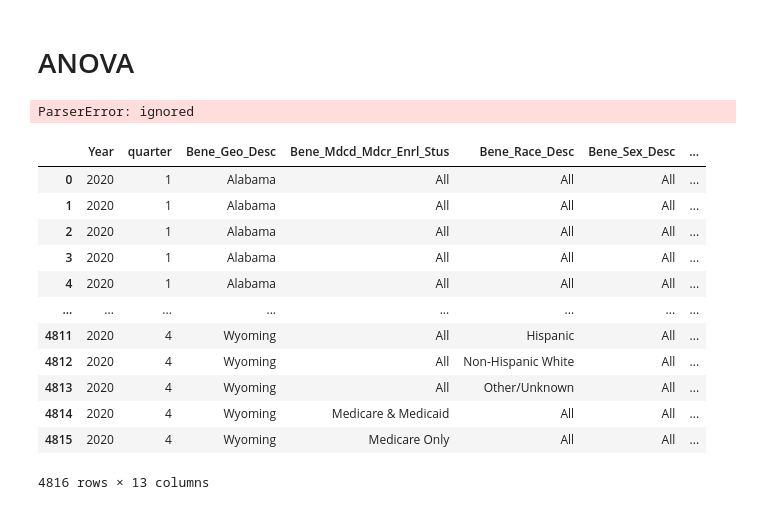
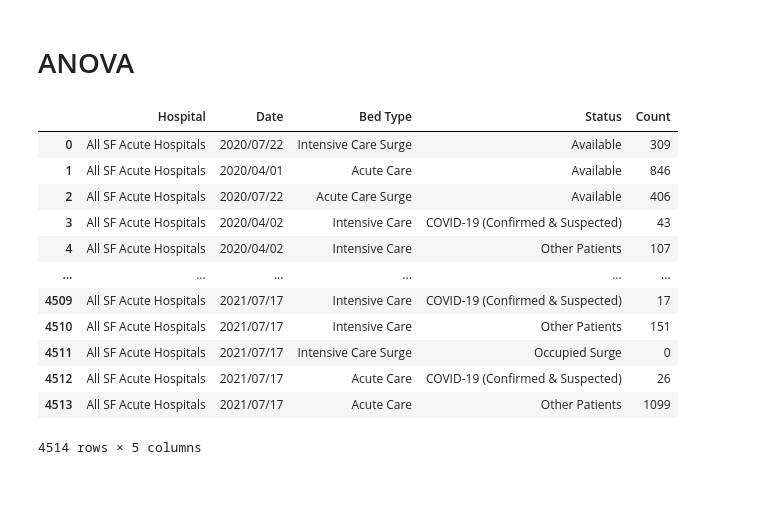
Before and after one commit to Alyssasorensen/datasci_5_statistics, a Jupyter notebook: datasci_5_statistics.ipynb, the cells around one changed output. Cells and saved outputs as stored; diff of their text form; code cells hidden in the pictures.

```diff
--- a/datasci_5_statistics.ipynb
+++ b/datasci_5_statistics.ipynb
@@ -168,25 +168,19 @@ import pandas as pd
 import scipy.stats as stats
 # %%
 # Upload the CSV file
-df = pd.read_csv('https://raw.githubusercontent.com/Alyssasorensen/datasci_5_statistics/main/datasets/TMEDTREND_PUBLIC_230821.csv')
+df = pd.read_csv('https://raw.githubusercontent.com/Alyssasorensen/datasci_5_statistics/main/datasets/COVID-19_Hospital_Capacity.csv')
 df
 # %% [output]
+|  | Hospital | Date | Bed Type | Status | Count |
+| 0 | All SF Acute Hospitals | 2020/07/22 | Intensive Care Surge | Available | 309 |
+| 1 | All SF Acute Hospitals | 2020/04/01 | Acute Care | Available | 846 |
+| 2 | All SF Acute Hospitals | 2020/07/22 | Acute Care Surge | Available | 406 |
+| 3 | All SF Acute Hospitals | 2020/04/02 | Intensive Care | COVID-19 (Confirmed & Suspected) | 43 |
+| 4 | All SF Acute Hospitals | 2020/04/02 | Intensive Care | Other Patients | 107 |
+| ... | ... | ... | ... | ... | ... |
+| 4509 | All SF Acute Hospitals | 2021/07/17 | Intensive Care | COVID-19 (Confirmed & Suspected) | 17 |
+| 4510 | All SF Acute Hospitals | 2021/07/17 | Intensive Care | Other Patients | 151 |
+| 4511 | All SF Acute Hospitals | 2021/07/17 | Intensive Care Surge | Occupied Surge | 0 |
+| 4512 | All SF Acute Hospitals | 2021/07/17 | Acute Care | COVID-19 (Confirmed & Suspected) | 26 |
+| 4513 | All SF Acute Hospitals | 2021/07/17 | Acute Care | Other Patients | 1099 |
-ParserError: ignored
+4514 rows × 5 columns
-# %%
-# Filter out rows where 'Bene_Geo_Desc' is not null
-filtered_df = df.dropna(subset=['Bene_Geo_Desc'])
-filtered_df
-# %% [output]
-|  | Year | quarter | Bene_Geo_Desc | Bene_Mdcd_Mdcr_Enrl_Stus | Bene_Race_Desc | Bene_Sex_Desc | ... |
-| 0 | 2020 | 1 | Alabama | All | All | All | ... |
-| 1 | 2020 | 1 | Alabama | All | All | All | ... |
-| 2 | 2020 | 1 | Alabama | All | All | All | ... |
-| 3 | 2020 | 1 | Alabama | All | All | All | ... |
-| 4 | 2020 | 1 | Alabama | All | All | All | ... |
-| ... | ... | ... | ... | ... | ... | ... | ... |
-| 4811 | 2020 | 4 | Wyoming | All | Hispanic | All | ... |
-| 4812 | 2020 | 4 | Wyoming | All | Non-Hispanic White | All | ... |
-| 4813 | 2020 | 4 | Wyoming | All | Other/Unknown | All | ... |
-| 4814 | 2020 | 4 | Wyoming | Medicare & Medicaid | All | All | ... |
-| 4815 | 2020 | 4 | Wyoming | Medicare Only | All | All | ... |
-4816 rows × 13 columns
```
Also changed, not shown: parts of 6 cells of this notebook.
